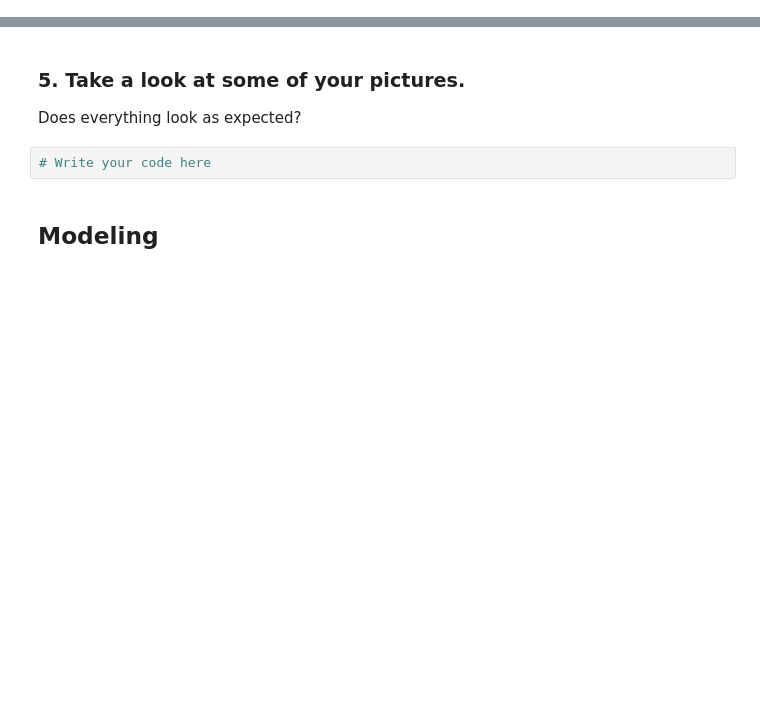
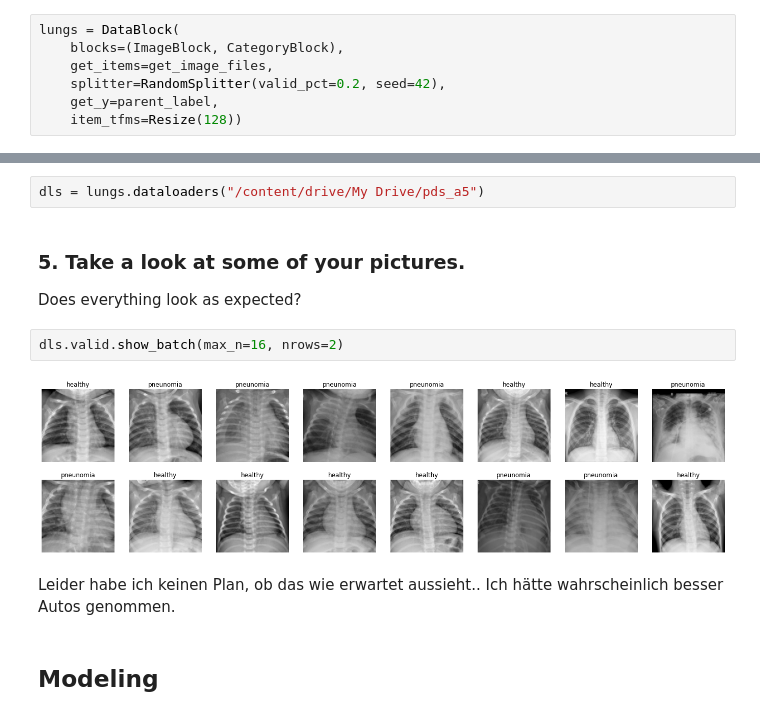
Before and after one commit to pds2021/a5-ChrNikEsc, a Jupyter notebook: Assignment_5.ipynb, the cells around one changed output, grey strips where cells are left out. Saved outputs shown, nothing was run; the diff lists cells and outputs as text; blank space fills up the shorter version.

```diff
--- a/Assignment_5.ipynb
+++ b/Assignment_5.ipynb
@@ -93,2 +99,9 @@ Use `RandomResizedCrop` for `item_tfms`with an image size of 224 px, and the app
+# %%
+lungs = DataBlock(
+    blocks=(ImageBlock, CategoryBlock),
+    get_items=get_image_files,
+    splitter=RandomSplitter(valid_pct=0.2, seed=42),
+    get_y=parent_label,
+    item_tfms=Resize(128))
 # %% [markdown]
 ### 4. Create the DataLoaders
@@ -97,8 +108,14 @@ Use `RandomResizedCrop` for `item_tfms`with an image size of 224 px, and the app
+# %%
+dls = lungs.dataloaders("/content/drive/My Drive/pds_a5")
 # %% [markdown]
 ### 5. Take a look at some of your pictures.
 Does everything look as expected?
-# %%
-# Write your code here
+# %%
+dls.valid.show_batch(max_n=16, nrows=2)
+# %% [output]
+[figure, added]
+# %% [markdown]
+Leider habe ich keinen Plan, ob das wie erwartet aussieht.. Ich hätte wahrscheinlich besser Autos genommen.
 # %% [markdown]
 ## Modeling
 # %% [markdown]
```
Also changed, not shown: parts of 31 cells of this notebook.
